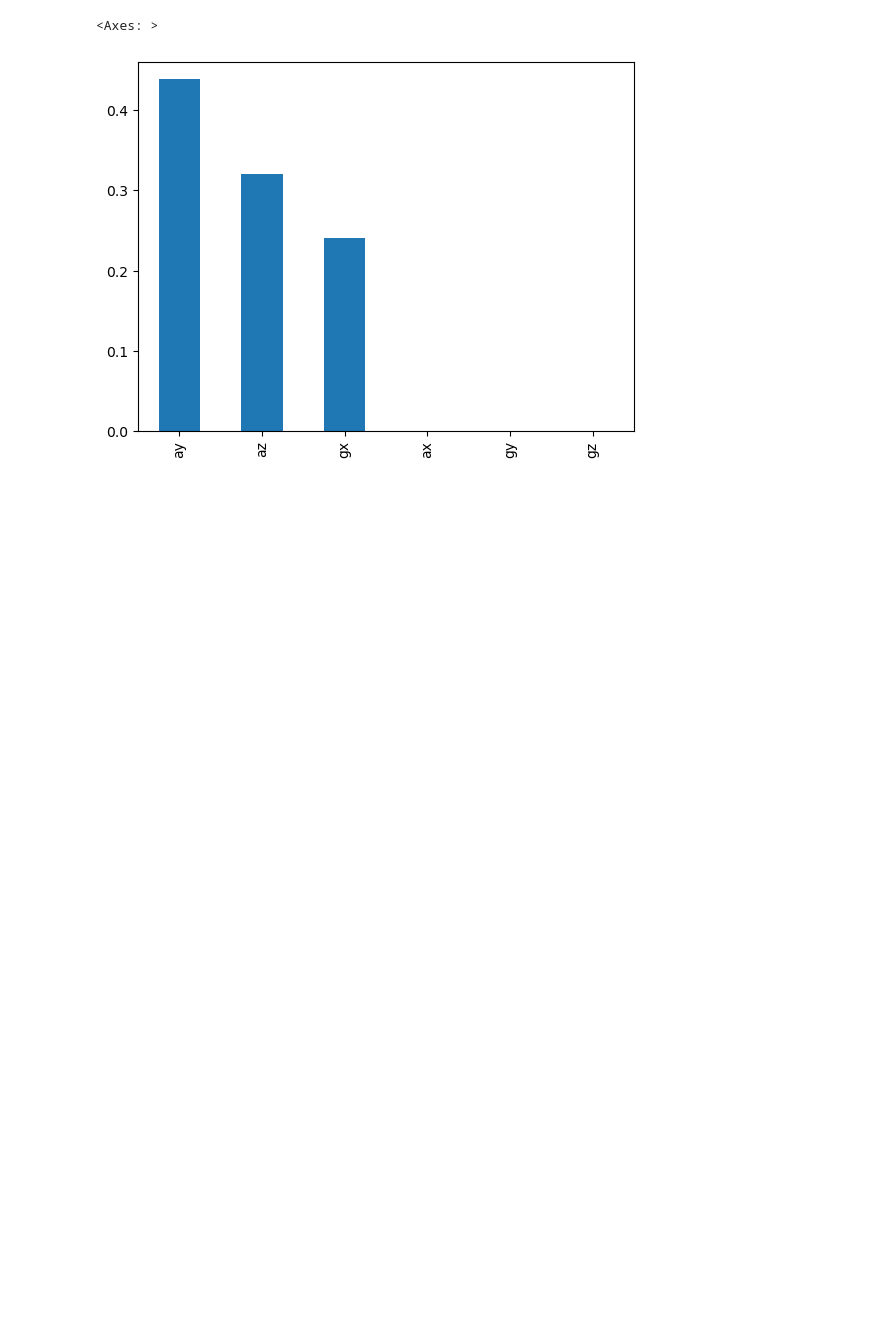
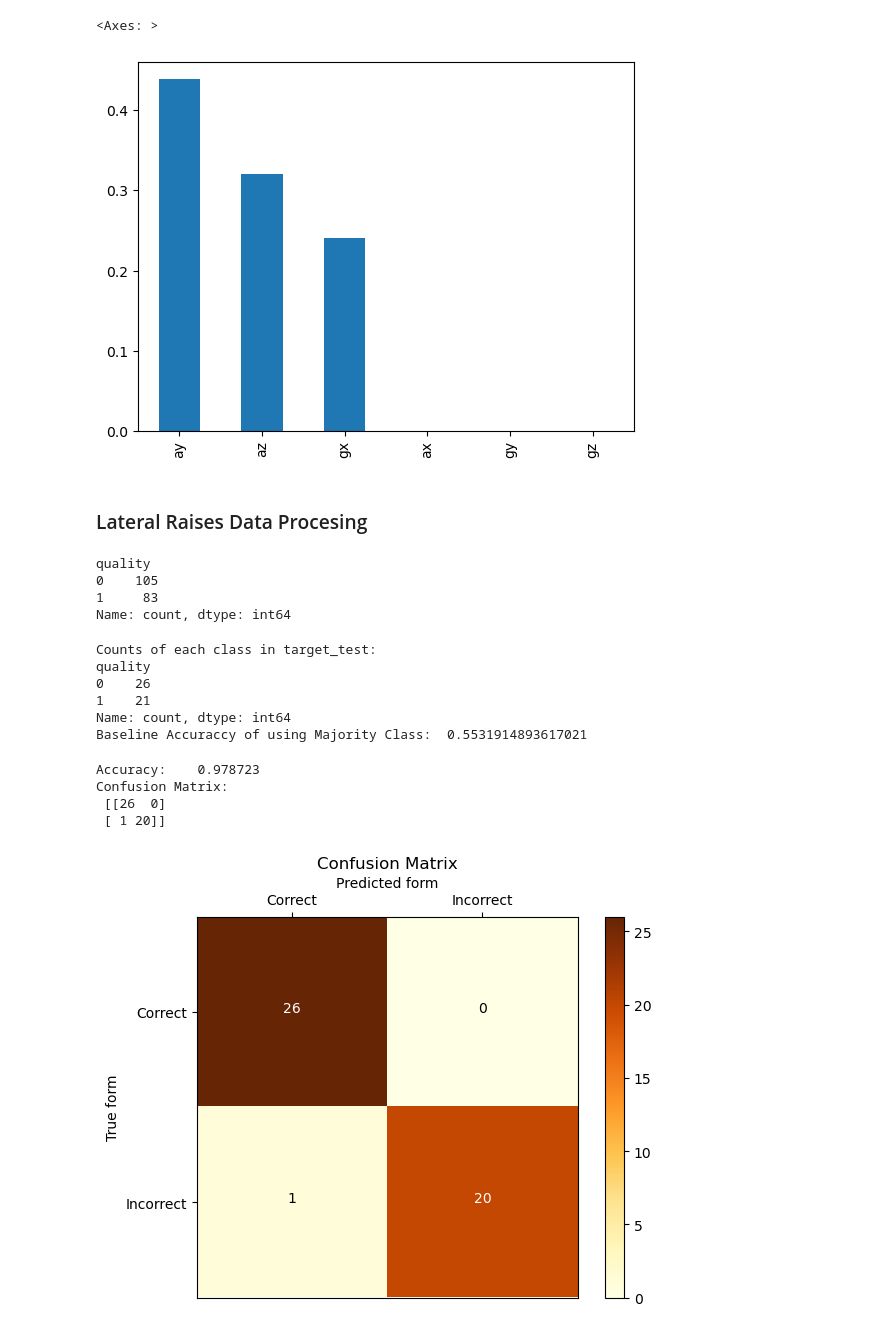
Before and after one commit to NES-Team/form-factor, a Jupyter notebook: decision_trees.ipynb, the cells around one changed output. Saved outputs shown, nothing was run; the diff lists cells and outputs as text; code cells hidden in the pictures; blank space fills up the shorter version.

Commit message:
Calculate decision trees for other 5 exercises

```diff
--- a/decision_trees.ipynb
+++ b/decision_trees.ipynb
@@ -331,3 +331,71 @@ imp_pd.plot.bar()
 # %% [output]
 <Axes: >
 [figure]
+# %% [markdown]
+### Lateral Raises Data Procesing
+# %%
+#Preprocess Data
+
+#Load Data
+data = pd.read_csv('ml_data/lateral.csv')
+
+#Transform target feature into numerical
+le = LabelEncoder()
+data['quality'] = le.fit_transform(data['quality'])
+
+#Split target and data
+y = data["quality"]
+x = data.drop(["quality"],axis = 1)
+
+#Train test split
+train_raw, test_raw, target, target_test = train_test_split(x,y, test_size=0.2, stratify= y, random_state=0)
+
+#Standardize data
+#Since all features are real-valued, we only have one pipeline
+pipeline = Pipeline([
+    ('scaler', StandardScaler())
+])
+
+#Transform raw data
+train = pipeline.fit_transform(train_raw)
+test = pipeline.transform(test_raw) #Note that there is no fit calls
+
+#Names of Features after Pipeline
+feature_names = list(pipeline.get_feature_names_out(list(x.columns)))
+# %%
+target.value_counts()
+# %% [output]
+quality
+0    105
+1     83
+Name: count, dtype: int64
+# %%
+#Baseline accuracy of using the majority class
+ct = target_test.value_counts()
+print("Counts of each class in target_test: ")
+print(ct)
+print("Baseline Accuraccy of using Majority Class: ", np.max(ct)/np.sum(ct))
+# %% [output]
+Counts of each class in target_test:
+quality
+0    26
+1    21
+Name: count, dtype: int64
+Baseline Accuraccy of using Majority Class:  0.5531914893617021
+# %%
+from sklearn import tree
+from sklearn.tree import DecisionTreeClassifier
+
+clf = DecisionTreeClassifier(criterion="gini", random_state = 0)
+clf.fit(train, target)
+predicted = clf.predict(test)
+# %%
+print("%-12s %f" % ('Accuracy:', metrics.accuracy_score(target_test,predicted)))
+print("Confusion Matrix: \n", metrics.confusion_matrix(target_test,predicted))
+draw_confusion_matrix(target_test, predicted, ['Correct', 'Incorrect'])
+# %% [output]
+Accuracy:    0.978723
+Confusion Matrix:
+ [[26  0]
+ [ 1 20]]
+[figure, added]
```
Also changed, not shown: parts of 17 cells of this notebook.
